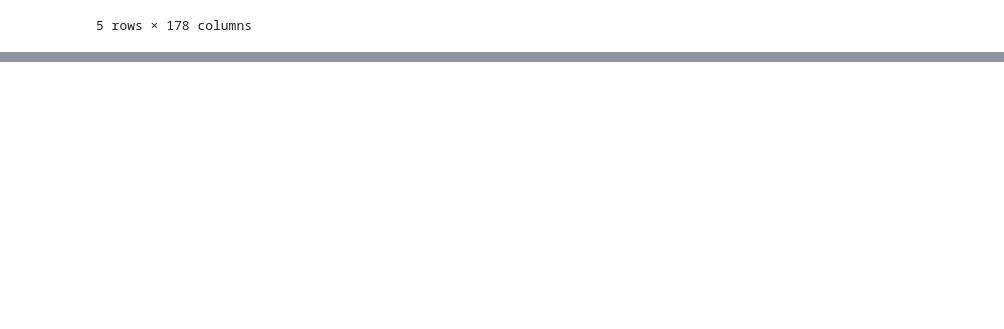
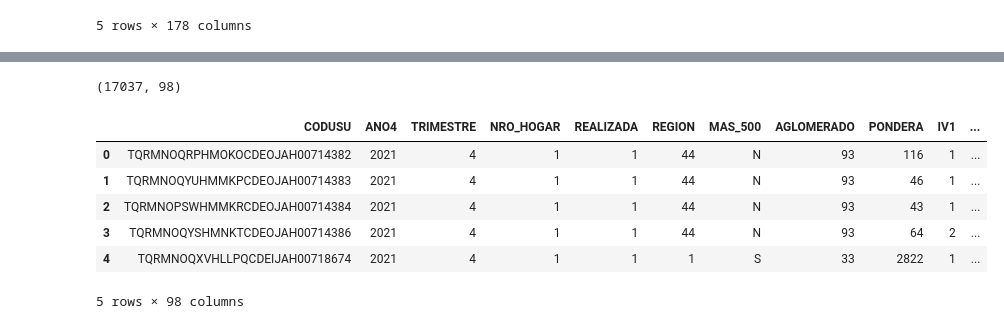
Before and after one commit to practigol/trabajo_final, a Jupyter notebook: crear_dataset.ipynb, the cells around one changed output, grey strips where cells are left out. Drawn from its saved outputs; the diff is of its cells as text; code cells hidden in the pictures; blank space fills up the shorter version.

```diff
--- a/crear_dataset.ipynb
+++ b/crear_dataset.ipynb
@@ -132,0 +155,6 @@ df_personas_suma.to_csv('personas_suma.csv')
+# %%
+df_personas_suma = pd.read_csv("personas_suma_rename.csv")
+# %%
+#seleccionamos solo los que cumplen la condición de jefes/as de hogar
+
+df_personas_jefes = df_personas_suma.loc[df_personas_suma.loc[:, 'parentesco'] == 1]
@@ -132,0 +192,2 @@ df_personas_suma.to_csv('personas_suma.csv')
+# %%
+df_hogares = pd.read_csv("usu_hogar_T421.csv")
@@ -132,0 +206,20 @@ df_personas_suma.to_csv('personas_suma.csv')
+# %%
+#unimos los dos dataframes, que tienen la misma cantidad de filas, según las variables CODUSU y NRO_HOGAR
+
+df_dataset = pd.merge(df_hogares, df_personas_jefes, on=['CODUSU','NRO_HOGAR'])
+# %%
+#comprobamos la cantidad de filas
+
+df_dataset.shape
+# %% [output]
+(17037, 98)
+# %%
+df_dataset.head()
+# %% [output]
+|  | CODUSU | ANO4 | TRIMESTRE | NRO_HOGAR | REALIZADA | REGION | MAS_500 | AGLOMERADO | PONDERA | IV1 | ... |
+| 0 | TQRMNOQRPHMOKOCDEOJAH00714382 | 2021 | 4 | 1 | 1 | 44 | N | 93 | 116 | 1 | ... |
+| 1 | TQRMNOQYUHMMKPCDEOJAH00714383 | 2021 | 4 | 1 | 1 | 44 | N | 93 | 46 | 1 | ... |
+| 2 | TQRMNOPSWHMMKRCDEOJAH00714384 | 2021 | 4 | 1 | 1 | 44 | N | 93 | 43 | 1 | ... |
+| 3 | TQRMNOQYSHMNKTCDEOJAH00714386 | 2021 | 4 | 1 | 1 | 44 | N | 93 | 64 | 2 | ... |
+| 4 | TQRMNOQXVHLLPQCDEIJAH00718674 | 2021 | 4 | 1 | 1 | 1 | S | 33 | 2822 | 1 | ... |
+5 rows × 98 columns
```
Also changed, not shown: parts of 39 cells of this notebook.
